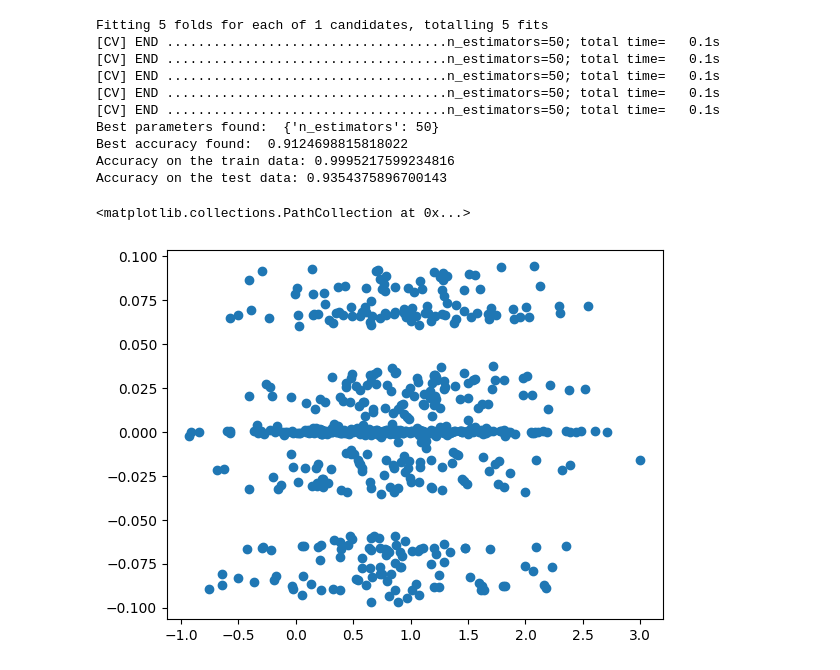
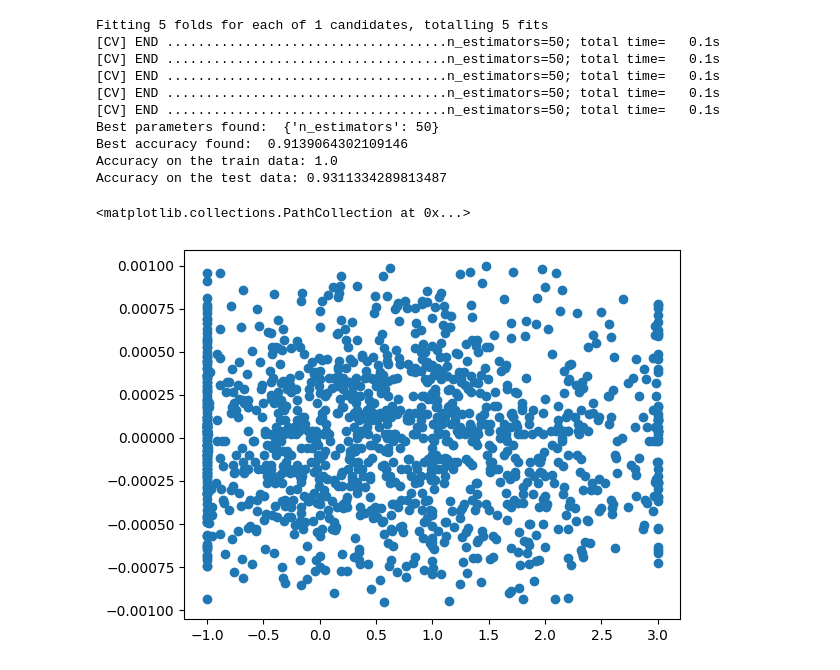
Before and after one commit to JingHui-Tan/dissertation-iceberg, a Jupyter notebook: direction_prediction_example.ipynb, the cells around one changed output. Cells and saved outputs as stored; diff of their text form; code cells hidden in the pictures.

Commit message:
Update direction_prediction_example and add add_date_ticker function

```diff
--- a/direction_prediction_example.ipynb
+++ b/direction_prediction_example.ipynb
@@ -12,23 +12,42 @@ from order_imbalance import order_imbalance, combined_order_imbalance, diagnosti
 MSFT_m = pd.read_csv("./data/LOB_2012/MSFT_2012-06-21_34200000_57600000_message_10.csv", header=None)
 MSFT_ob = pd.read_csv("./data/LOB_2012/MSFT_2012-06-21_34200000_57600000_orderbook_10.csv", header=None)
 # %%
-AAPL_m2 = pd.read_csv("./data/AAPL/AAPL_2019-01-02_24900000_57900000_message_10.csv", header=None)
-AAPL_m3 = pd.read_csv("./data/AAPL/AAPL_2019-01-03_24900000_57900000_message_10.csv", header=None)
-AAPL_m4 = pd.read_csv("./data/AAPL/AAPL_2019-01-04_24900000_57900000_message_10.csv", header=None)
+SPY_m2 = pd.read_csv("./data/SPY/SPY_2019-01-02_24900000_57900000_message_10.csv", header=None)
+SPY_m3 = pd.read_csv("./data/SPY/SPY_2019-01-03_24900000_57900000_message_10.csv", header=None)
+# SPY_m4 = pd.read_csv("./data/SPY/SPY_2019-01-04_24900000_57900000_message_10.csv", header=None)
 
-AAPL_ob2 = pd.read_csv("./data/AAPL/AAPL_2019-01-02_24900000_57900000_orderbook_10.csv", header=None)
-AAPL_ob3 = pd.read_csv("./data/AAPL/AAPL_2019-01-03_24900000_57900000_orderbook_10.csv", header=None)
-AAPL_ob4 = pd.read_csv("./data/AAPL/AAPL_2019-01-04_24900000_57900000_orderbook_10.csv", header=None)
+SPY_ob2 = pd.read_csv("./data/SPY/SPY_2019-01-02_24900000_57900000_orderbook_10.csv", header=None)
+SPY_ob3 = pd.read_csv("./data/SPY/SPY_2019-01-03_24900000_57900000_orderbook_10.csv", header=None)
+# SPY_ob4 = pd.read_csv("./data/SPY/SPY_2019-01-04_24900000_57900000_orderbook_10.csv", header=None)
 
-AAPL_m = pd.concat([AAPL_m2, AAPL_m3, AAPL_m4])
-AAPL_ob = pd.concat([AAPL_ob2, AAPL_ob3, AAPL_ob4])
+pred_date = ['2019-01-02', '2019-01-03']
+
+SPY_m_lst = []
+MSFT_m_lst = []
+for df, date in zip([SPY_m2, SPY_m3], pred_date):
+    df_adj = add_date_ticker(df, date, 'SPY')
+    SPY_m_lst.append(df_adj)
+
+
+for df, date in zip([MSFT_m], ['2012-06-21']):
+    df_adj = add_date_ticker(df, date, 'MSFT')
+    MSFT_m_lst.append(df_adj)
+
+
+SPY_m = pd.concat(SPY_m_lst)
+SPY_ob = pd.concat([SPY_ob2, SPY_ob3])
+
+
+MSFT_m = pd.concat(MSFT_m_lst)
 # %%
 df_m_labelled_lst = [MSFT_m]
 df_ob_labelled_lst = [MSFT_ob]
 tickers_train = ['MSFT']
-df_m_predict_lst = [AAPL_m]
-df_ob_predict_lst = [AAPL_ob]
-tickers_pred = ['AAPL']
+df_m_predict_lst = [SPY_m]
+df_ob_predict_lst = [SPY_ob]
+tickers_pred = ['SPY']
+train_date = ['2012-06-21']
+pred_date = ['2019-01-02', '2019-01-03']
 # %%
 classifier = RandomForestClassifier()
 param_grid = {
@@ -51,15 +70,15 @@ Fitting 5 folds for each of 1 candidates, totalling 5 fits
 [CV] END ....................................n_estimators=50; total time=   0.1s
 [CV] END ....................................n_estimators=50; total time=   0.1s
 Best parameters found:  {'n_estimators': 50}
-Best accuracy found:  0.9124698815818022
-Accuracy on the train data: 0.9995217599234816
-Accuracy on the test data: 0.9354375896700143
+Best accuracy found:  0.9139064302109146
+Accuracy on the train data: 1.0
+Accuracy on the test data: 0.9311334289813487
 # %%
-order_imbalance_AAPL = iceberg_order_imbalance(df_predict_dict['AAPL'][0], prediction_dict['pred'], delta='30S')
+order_imbalance_SPY = iceberg_order_imbalance(df_predict_dict['SPY'][0], prediction_dict['pred'], delta='30S')
 # %%
-plt.scatter(order_imbalance_AAPL['order_imbalance_hid'][:-1], order_imbalance_AAPL['log_ret'][1:])
+plt.scatter(order_imbalance_SPY['order_imbalance_hid'][:-1], order_imbalance_SPY['log_ret'][1:])
 # %% [output]
 <matplotlib.collections.PathCollection at 0x...>
-[figure, old version]
+[figure, new version]
 # %%
 lm = smf.ols(formula="""fut_log_ret ~ order_imbalance_vis + +order_imbalance_ib+ order_imbalance_hid""",
```
Also changed, not shown: parts of 3 cells of this notebook, 2 other files.
